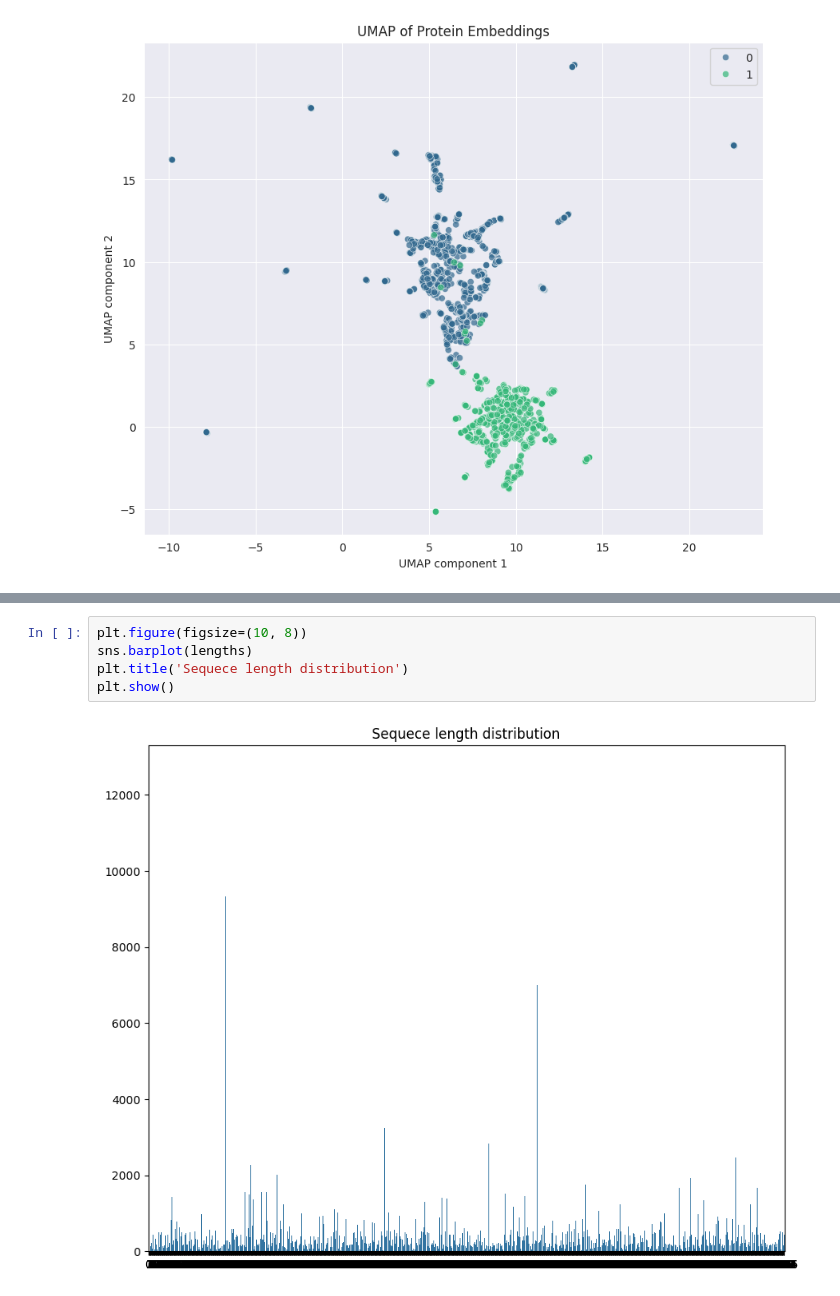
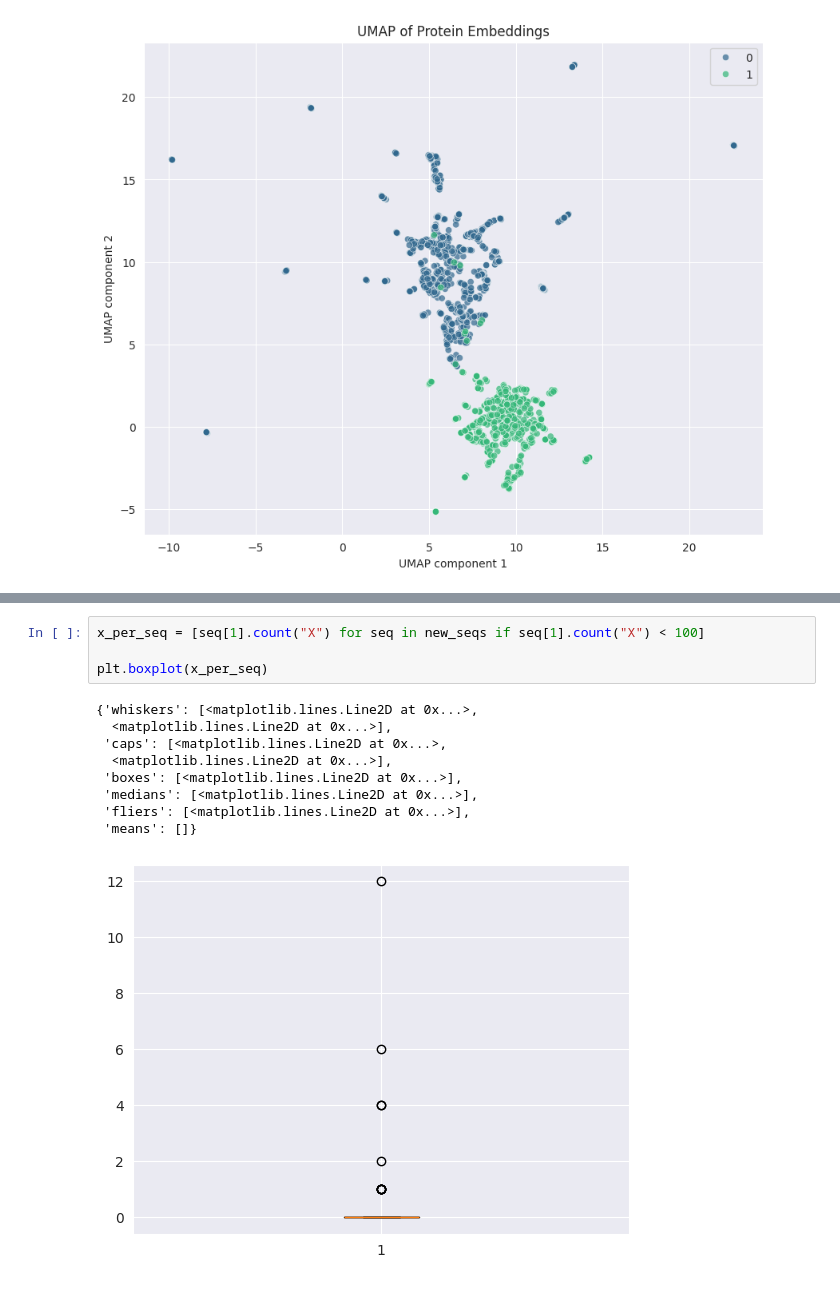
Before and after one commit to Pollysoma/protein-prediction-project-2, a Jupyter notebook: embedding_visualization.ipynb, the cells around one changed output, grey strips where cells are left out. Drawn from its saved outputs; the diff is of its cells as text.

```diff
--- a/embedding_visualization.ipynb
+++ b/embedding_visualization.ipynb
@@ -88,7 +84,14 @@ plt.show()
-# %%
-plt.figure(figsize=(10, 8))
-sns.barplot(lengths)
-plt.title('Sequece length distribution')
-plt.show()
-# %% [output]
-[figure, removed]
+# %%
+x_per_seq = [seq[1].count("X") for seq in new_seqs if seq[1].count("X") < 100]
+
+plt.boxplot(x_per_seq)
+# %% [output]
+{'whiskers': [<matplotlib.lines.Line2D at 0x...>,
+  <matplotlib.lines.Line2D at 0x...>],
+ 'caps': [<matplotlib.lines.Line2D at 0x...>,
+  <matplotlib.lines.Line2D at 0x...>],
+ 'boxes': [<matplotlib.lines.Line2D at 0x...>],
+ 'medians': [<matplotlib.lines.Line2D at 0x...>],
+ 'fliers': [<matplotlib.lines.Line2D at 0x...>],
+ 'means': []}
+[figure, added]
```
Also changed, not shown: parts of 7 cells of this notebook.
